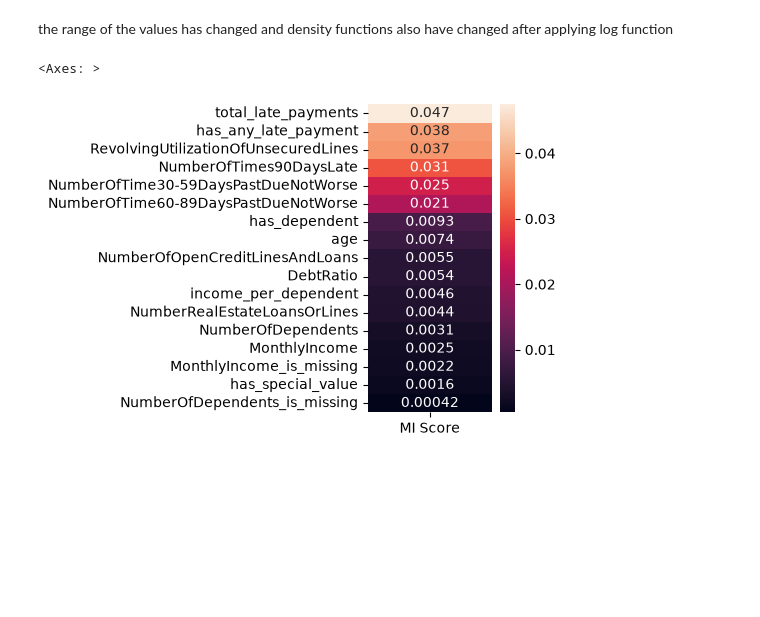
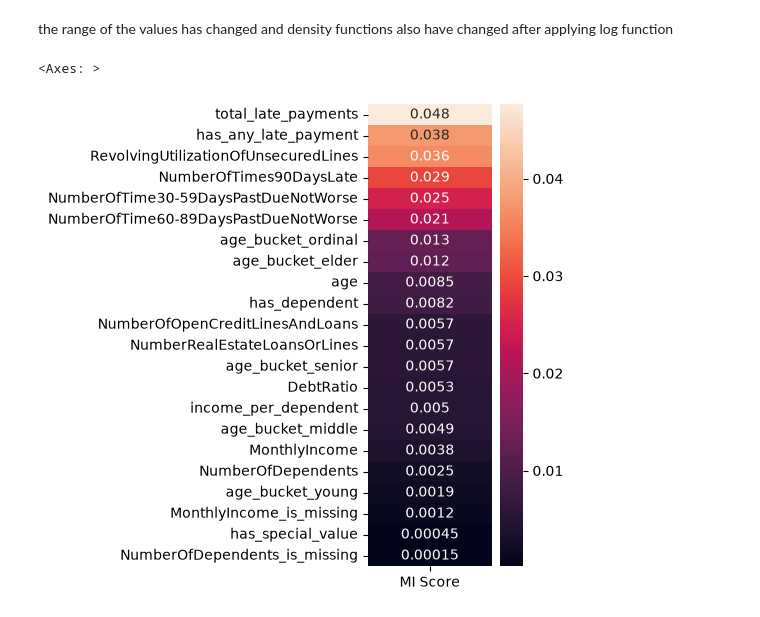
Before and after one commit to coretlwww/credit-risk-prediction, a Jupyter notebook: notebooks/02_preprocessing.ipynb, the cells around one changed output. Saved outputs shown, nothing was run; the diff lists cells and outputs as text; code cells hidden in the pictures; blank space fills up the shorter version.

```diff
--- a/notebooks/02_preprocessing.ipynb
+++ b/notebooks/02_preprocessing.ipynb
@@ -240,0 +256,6 @@ for df in [x_train, x_cv, x_test]:
+# %%
+bins = [-np.inf, 30, 45, 60, np.inf]
+labels = ['young', 'middle', 'senior', 'elder']
+
+for df in [x_train, x_cv, x_test]:
+    df['age_bucket'] = pd.cut(df['age'], bins=bins, labels=labels)
@@ -240,0 +264,4 @@ for df in [x_train, x_cv, x_test]:
+# %%
+age_order = {'young': 0, 'middle': 1, 'senior': 2, 'elder': 3}
+for df in [x_train, x_cv, x_test]:
+    df['age_bucket_ordinal'] = df['age_bucket'].map(age_order)
@@ -240,0 +270,14 @@ for df in [x_train, x_cv, x_test]:
+# %%
+OH_encoder = OneHotEncoder(handle_unknown='ignore', sparse_output=False)
+OH_encoder.fit_transform(x_train[['age_bucket']])
+
+transformed_dfs = []
+
+for df in[x_train, x_cv, x_test]:
+    OH_col = pd.DataFrame(OH_encoder.transform(df[['age_bucket']]), index=df.index, columns=OH_encoder.get_feature_names_out(['age_bucket']))
+    num_df = df.drop('age_bucket', axis=1)
+    OH_df = pd.concat([num_df, OH_col], axis=1)
+    transformed_dfs.append(OH_df)
+
+x_train, x_cv, x_test = transformed_dfs
+x_train.head()
@@ -299,11 +350,11 @@ the range of the values has changed and density functions also have changed afte
 # %%
 mi_score = mutual_info_classif(x_train, y_train, random_state=42)
 mi_df = pd.DataFrame(mi_score, index=x_train.columns, columns=["MI Score"]).sort_values(by="MI Score", ascending=False)
-plt.figure(figsize=(2, 4))
+plt.figure(figsize=(2, 6))
 sns.heatmap(data=mi_df, annot=True)
 # %% [output]
 <Axes: >
-[figure, old version]
+[figure, new version]
 # %%
 train_df = pd.DataFrame(x_train).copy()
 train_df["Target"] = y_train
```
Also changed, not shown: parts of 13 cells of this notebook, 9 other files.
